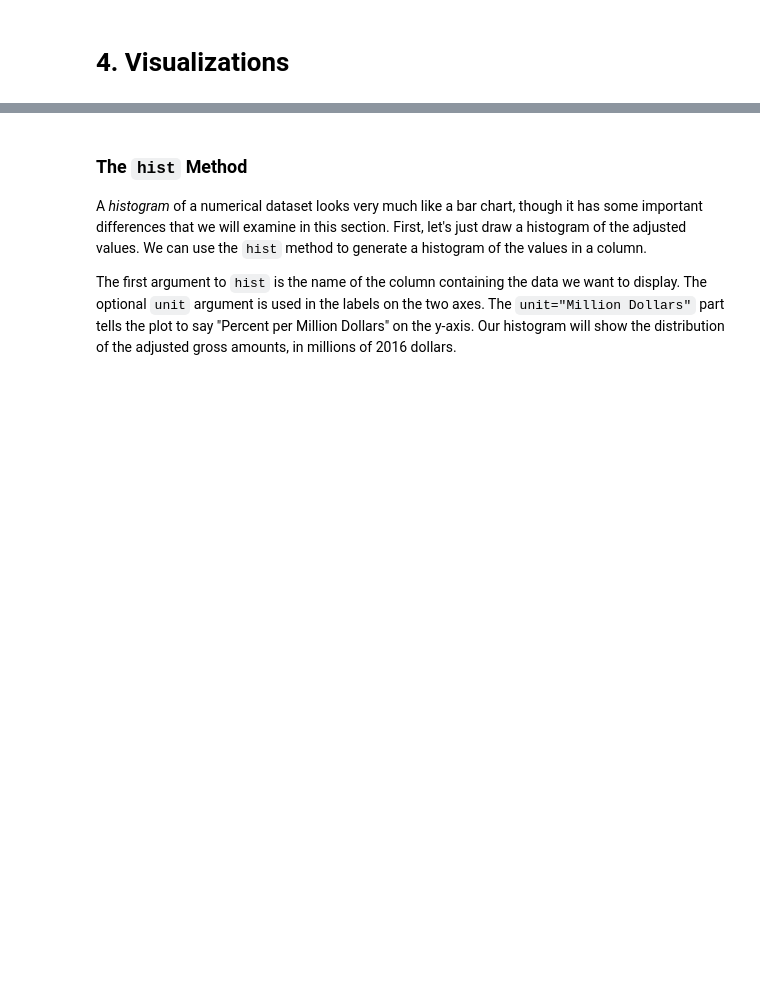
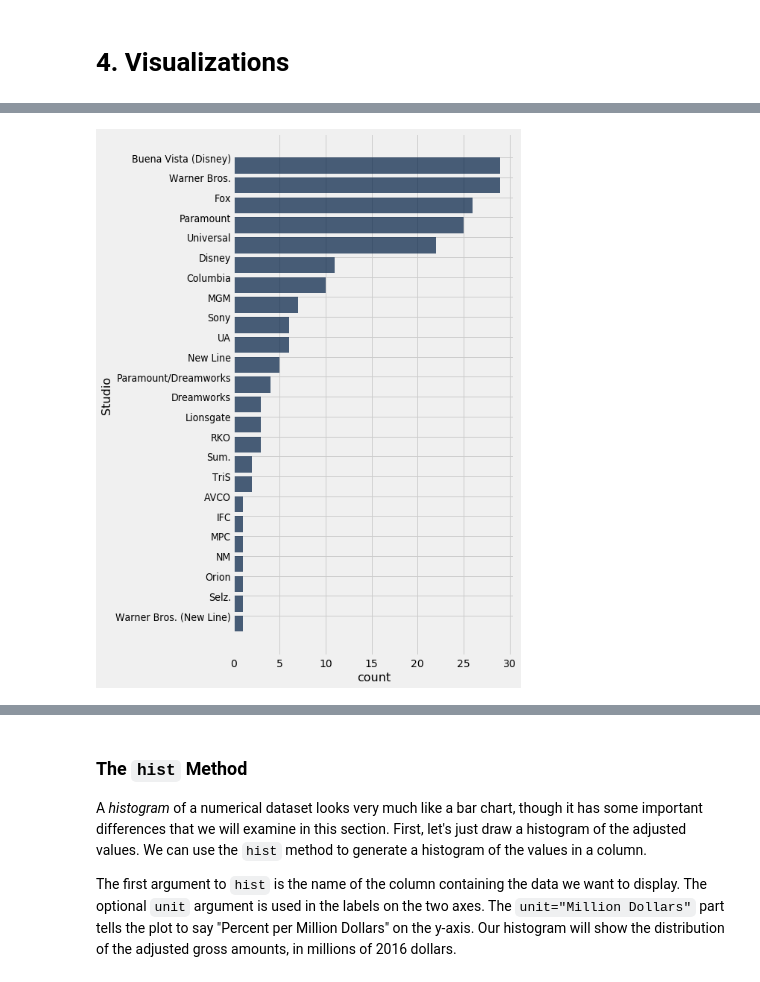
Before and after one commit to data-8/summer, a Jupyter notebook: su17/labs/lab01/lab01.ipynb, the cells around one changed output, grey strips where cells are left out. Cells and saved outputs as stored; diff of their text form; code cells hidden in the pictures; blank space fills up the shorter version.

Commit message:
Added bar charts to lab1 .

```diff
--- a/su17/labs/lab01/lab01.ipynb
+++ b/su17/labs/lab01/lab01.ipynb
@@ -355,3 +369,0 @@ top
-# %%
-# Make the numbers in the Gross and Gross (Adjusted) columns look nicer
-top.set_format([2, 3], NumberFormatter)
@@ -357,0 +374,4 @@ top.set_format([2, 3], NumberFormatter)
+# %%
+# Extract just the "Title" and "Studio" columns
+movies_and_studios = top.select('Title', 'Studio')
+movies_and_studios
@@ -357,0 +393,4 @@ top.set_format([2, 3], NumberFormatter)
+# %%
+# Count how frequently each studio appears in the table
+studio_distribution = movies_and_studios.group('Studio')
+studio_distribution
@@ -357,0 +410,4 @@ top.set_format([2, 3], NumberFormatter)
+# %%
+# Sort rows in the studio_distribution table in descending order, based on count
+studio_distribution = studio_distribution.sort('count', descending=True)
+studio_distribution
@@ -357,0 +433,5 @@ top.set_format([2, 3], NumberFormatter)
+# %%
+# Draw a bar chart
+studio_distribution.barh('Studio', 'count')
+# %% [output]
+[figure, added]
```
Also changed, not shown: parts of 16 cells of this notebook.
